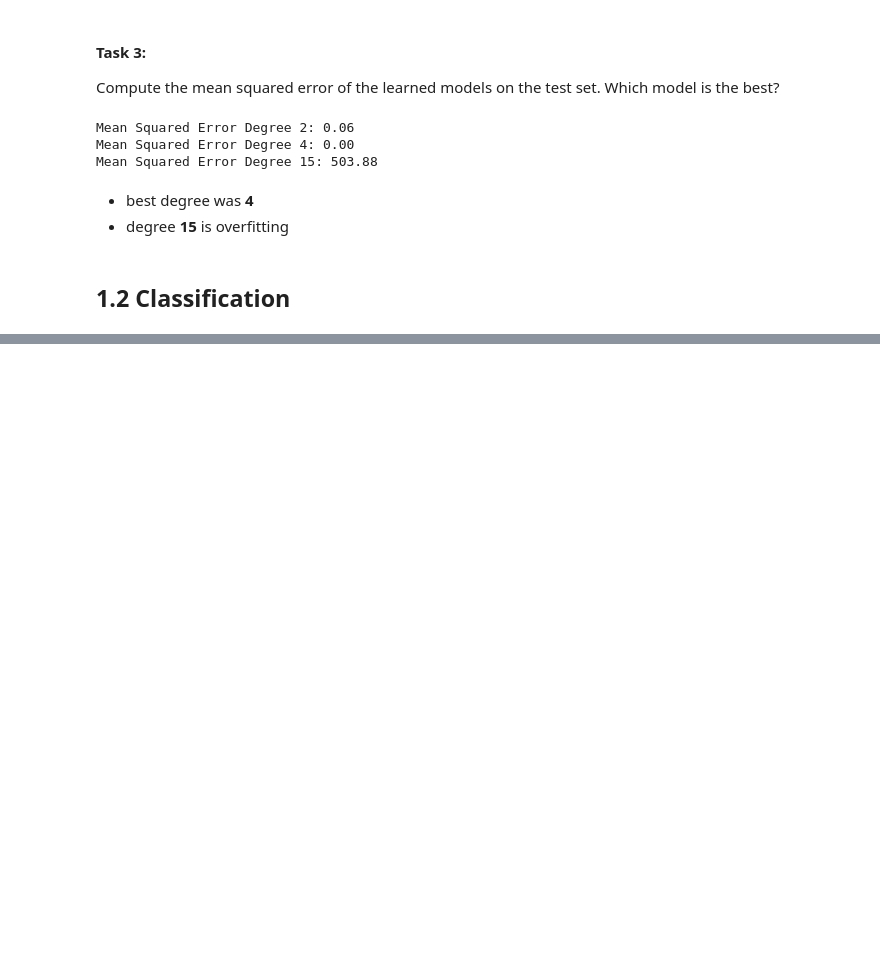
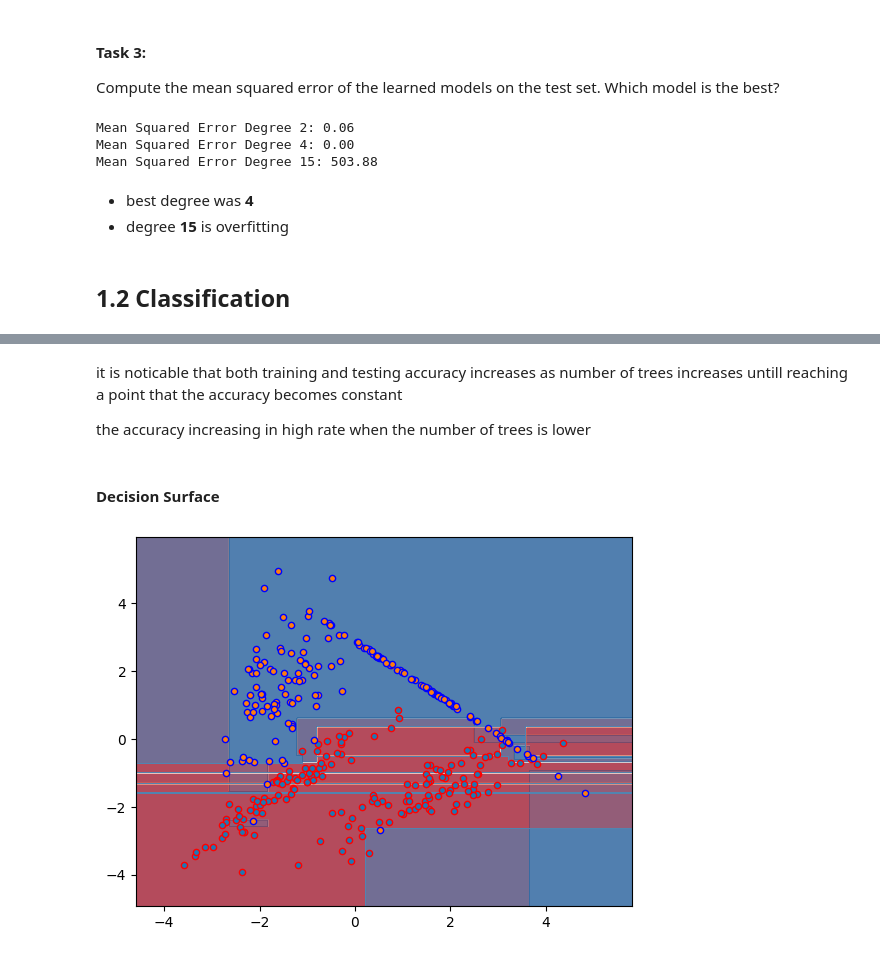
Before and after one commit to Mohammed-Abed-Alkareem/INTELLIGENT-SYSTEMS-LAB, a Jupyter notebook: Exp_4/exp_4.ipynb, the cells around one changed output, grey strips where cells are left out. Cells and saved outputs as stored; diff of their text form; code cells hidden in the pictures; blank space fills up the shorter version.

```diff
--- a/Exp_4/exp_4.ipynb
+++ b/Exp_4/exp_4.ipynb
@@ -264,0 +403,41 @@ Mean Squared Error Degree 15: 503.88
+# %% [markdown]
+it is noticable that both training and testing accuracy increases as number of trees increases untill reaching a point that the accuracy becomes constant
+
+the accuracy increasing in high rate when the number of trees is lower
+# %% [markdown]
+#### Decision Surface
+# %%
+import matplotlib.pyplot as plt
+import numpy as np
+from matplotlib.colors import ListedColormap
+from sklearn.ensemble import RandomForestClassifier
+cmap = plt.cm.RdBu
+plot_step = 0.02 # fine step width for decision surface contours
+
+clf = RandomForestClassifier(n_estimators=2, criterion="entropy", max_features="sqrt", max_samples=.8,random_state=0)
+clf.fit(X_train, y_train)
+
+# Now plot the decision boundary using a fine mesh as input to a
+# filled contour plot
+x_min, x_max = X_train[:, 0].min() - 1, X_train[:, 0].max() + 1
+y_min, y_max = X_train[:, 1].min() - 1, X_train[:, 1].max() + 1
+
+xx, yy = np.meshgrid(
+
+np.arange(x_min, x_max, plot_step),
+np.arange(y_min, y_max, plot_step))
+
+estimator_alpha = 1.0 / len(clf.estimators_)
+
+for tree in clf.estimators_:
+    Z = tree.predict(np.c_[xx.ravel(), yy.ravel()])
+    Z = Z.reshape(xx.shape)
+    cs = plt.contourf(xx, yy, Z, alpha=estimator_alpha, cmap=cmap)
+
+colors = ["r", "b"]
+for c in np.unique(y_train):
+    plt.scatter([X_train[i, 0] for i in np.where(y_train==c)] ,
+    [X_train[i, 1] for i in np.where(y_train==c)],
+    edgecolor=colors[c], s=20, label="Samples")
+# %% [output]
+[figure, added]
```
Also changed, not shown: parts of 16 cells of this notebook.
